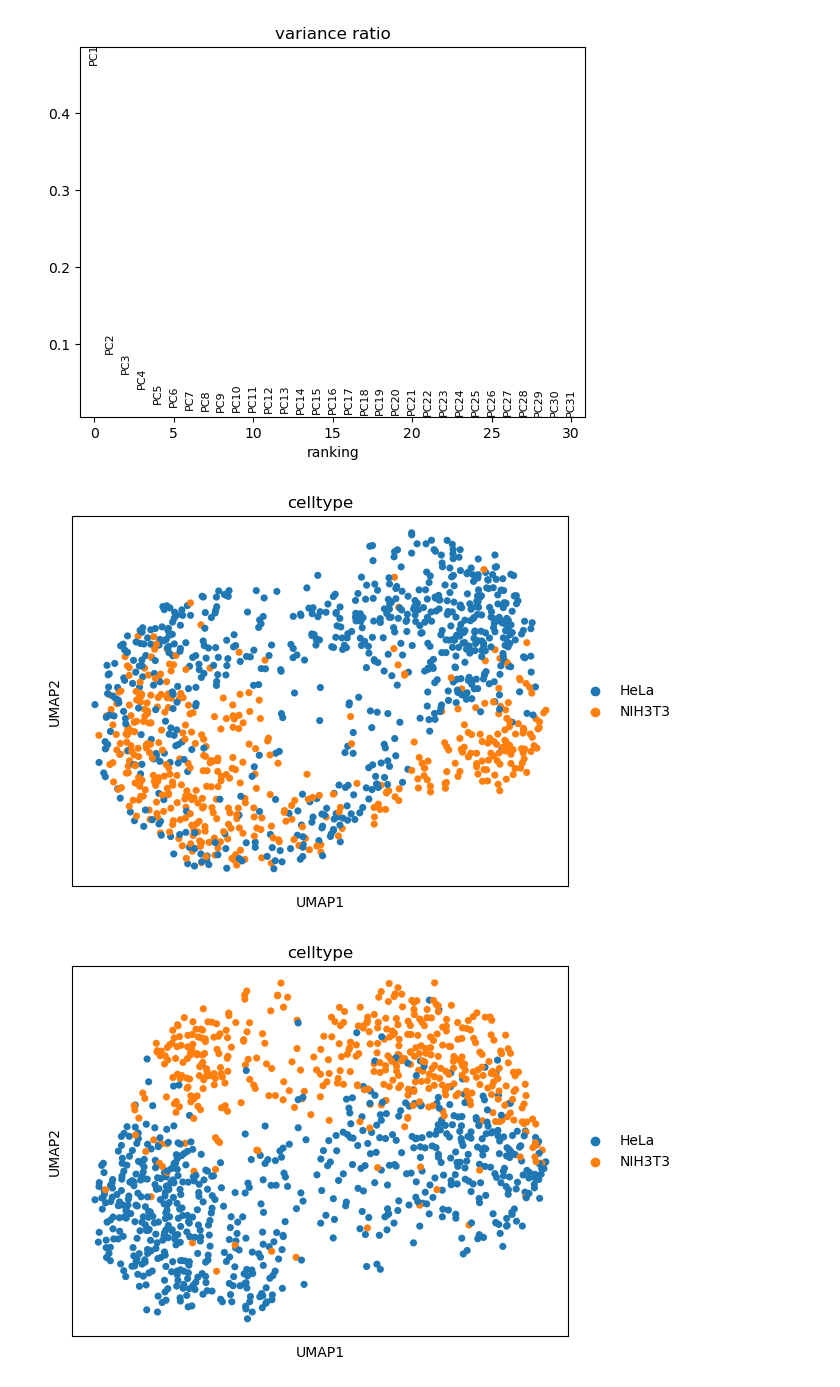
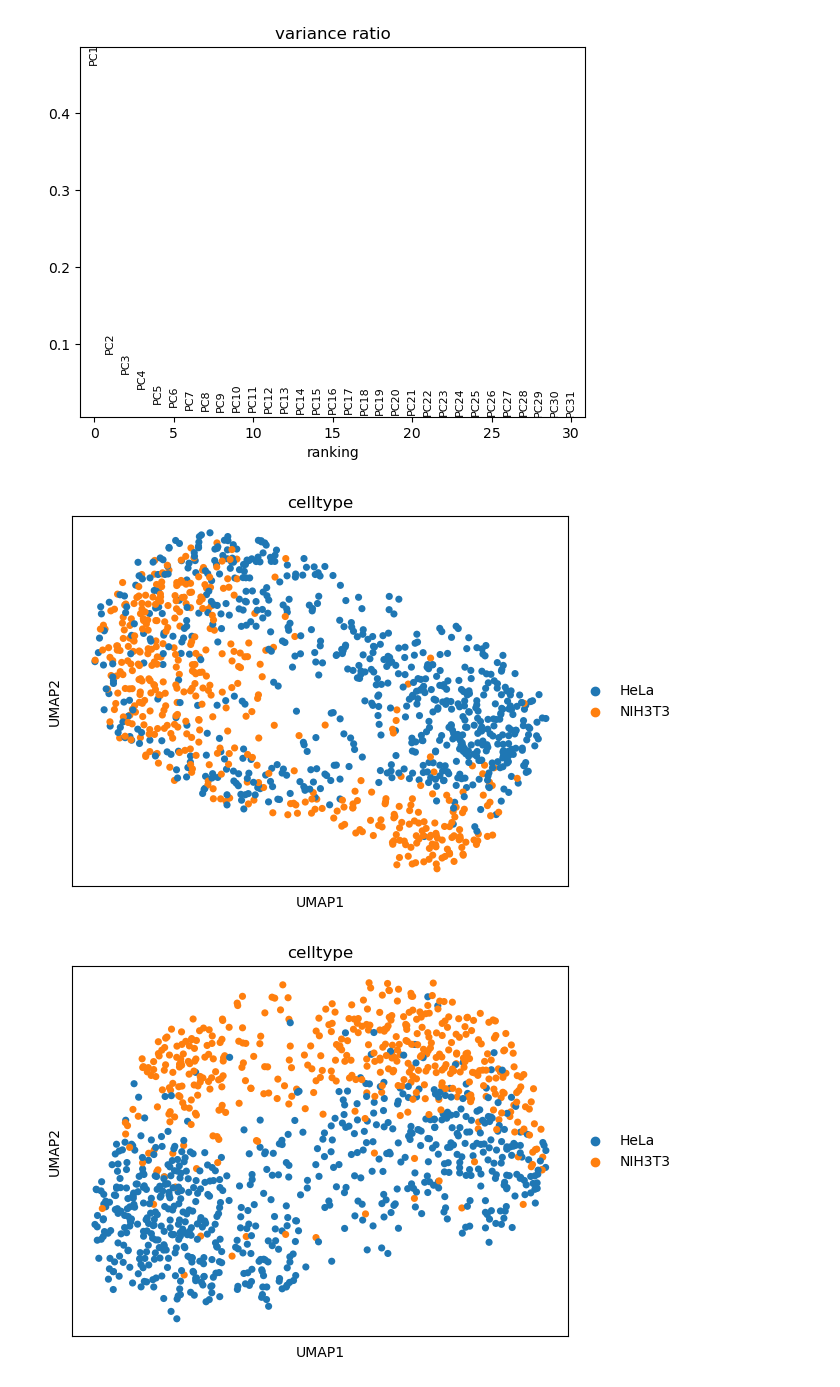
Before and after one commit to mariusrklein/FDA_project, a Jupyter notebook: correction_evaluation.ipynb, the cells around one changed output. Saved outputs shown, nothing was run; the diff lists cells and outputs as text; code cells hidden in the pictures.

```diff
--- a/correction_evaluation.ipynb
+++ b/correction_evaluation.ipynb
@@ -149,16 +149,16 @@ dimred_pca(adata_cor)
 [figure]
 [figure]
 # %%
-def dimred_umap(adata):
+def dimred_umap(adata, min_dist = 0.4):
     sc.pp.neighbors(adata, n_neighbors=200, metric='cosine')
-    sc.tl.umap(adata, min_dist=0.3, spread=1.0, random_state=1, n_components=2)
+    sc.tl.umap(adata, min_dist=min_dist, spread=1.0, random_state=1, n_components=2)
     sc.pl.umap(adata, color='celltype')
 
 dimred_umap(adata)
 dimred_umap(adata_cor)
 # %% [output]
-[figure, old version]
+[figure, new version]
-[figure, old version]
+[figure, new version]
 # %%
 from sklearn.metrics.cluster import completeness_score
 from sklearn.metrics import accuracy_score
```
Also changed, not shown: parts of 3 cells of this notebook.
